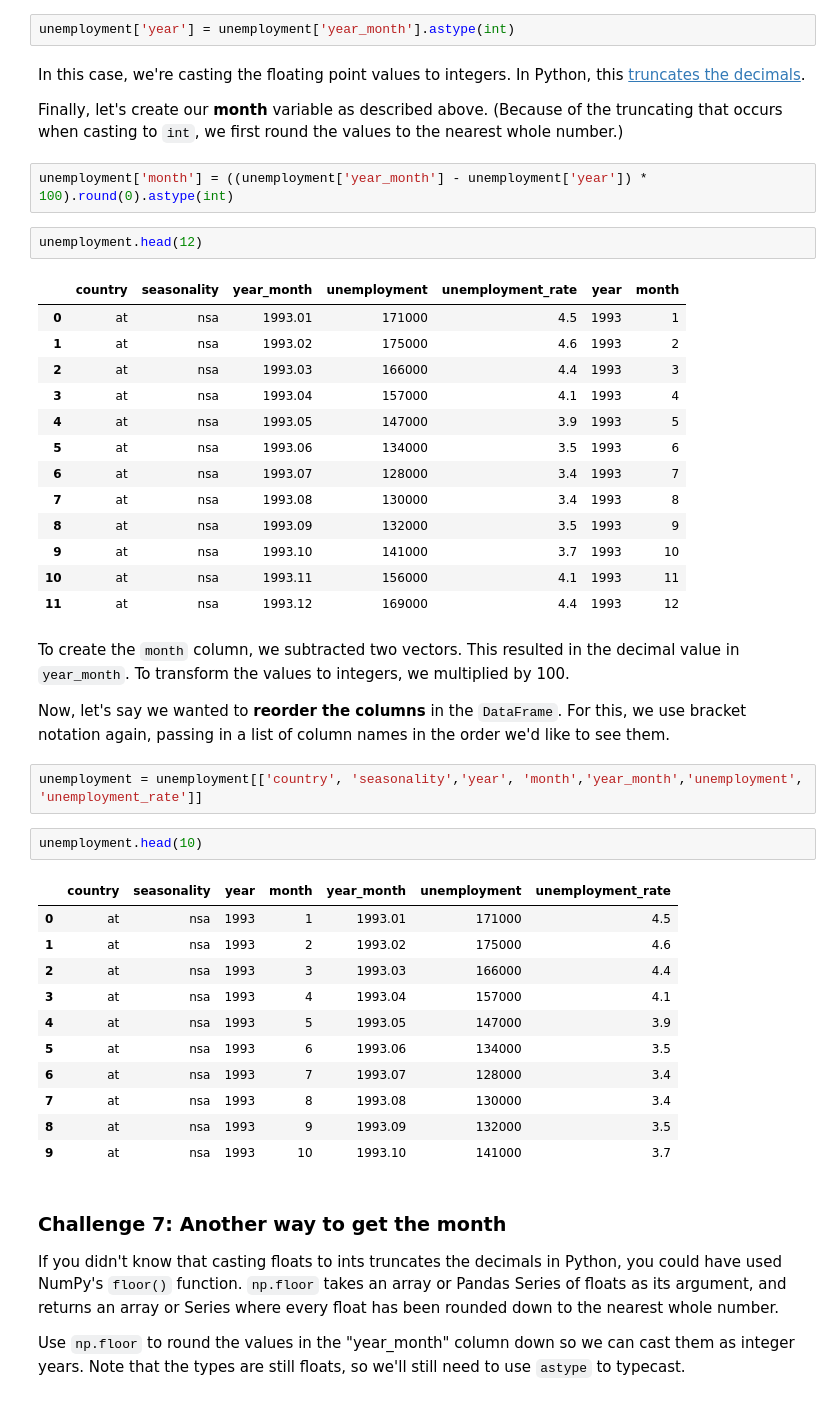
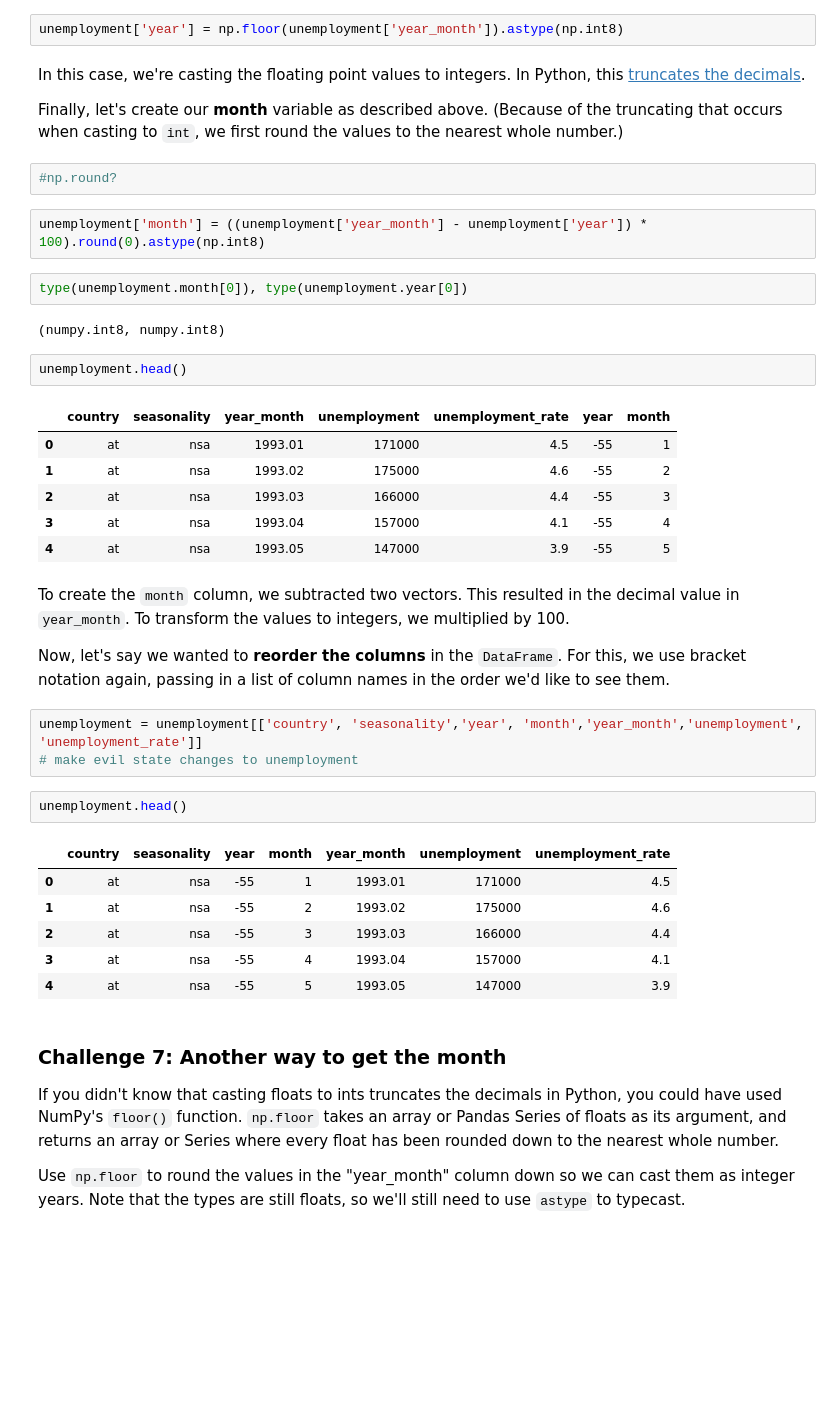
Before and after one commit to coltongrainger/fy20bvsd, a Jupyter notebook: 2015-dlab-introduction-workshop.ipynb, the cells around one changed output. Drawn from its saved outputs; the diff is of its cells as text; blank space fills up the shorter version.

```diff
--- a/2015-dlab-introduction-workshop.ipynb
+++ b/2015-dlab-introduction-workshop.ipynb
@@ -735,47 +703,42 @@ pd.DataFrame.astype?
 # %%
-unemployment['year'] = unemployment['year_month'].astype(int)
+unemployment['year'] = np.floor(unemployment['year_month']).astype(np.int8)
 # %% [markdown]
 In this case, we're casting the floating point values to integers. In Python, this [truncates the decimals](https://docs.python.org/2/library/stdtypes.html#numeric-types-int-float-long-complex).
 
 Finally, let's create our **month** variable as described above. (Because of the truncating that occurs when casting to `int`, we first round the values to the nearest whole number.)
+# %%
+#np.round?
 # %%
-unemployment['month'] = ((unemployment['year_month'] - unemployment['year']) * 100).round(0).astype(int)
+unemployment['month'] = ((unemployment['year_month'] - unemployment['year']) * 100).round(0).astype(np.int8)
+# %%
+type(unemployment.month[0]), type(unemployment.year[0])
+# %% [output]
+(numpy.int8, numpy.int8)
 # %%
-unemployment.head(12)
+unemployment.head()
 # %% [output]
 |  | country | seasonality | year_month | unemployment | unemployment_rate | year | month |
-| 0 | at | nsa | 1993.01 | 171000 | 4.5 | 1993 | 1 |
-| 1 | at | nsa | 1993.02 | 175000 | 4.6 | 1993 | 2 |
-| 2 | at | nsa | 1993.03 | 166000 | 4.4 | 1993 | 3 |
-| 3 | at | nsa | 1993.04 | 157000 | 4.1 | 1993 | 4 |
-| 4 | at | nsa | 1993.05 | 147000 | 3.9 | 1993 | 5 |
-| 5 | at | nsa | 1993.06 | 134000 | 3.5 | 1993 | 6 |
-| 6 | at | nsa | 1993.07 | 128000 | 3.4 | 1993 | 7 |
-| 7 | at | nsa | 1993.08 | 130000 | 3.4 | 1993 | 8 |
-| 8 | at | nsa | 1993.09 | 132000 | 3.5 | 1993 | 9 |
-| 9 | at | nsa | 1993.10 | 141000 | 3.7 | 1993 | 10 |
-| 10 | at | nsa | 1993.11 | 156000 | 4.1 | 1993 | 11 |
-| 11 | at | nsa | 1993.12 | 169000 | 4.4 | 1993 | 12 |
+| 0 | at | nsa | 1993.01 | 171000 | 4.5 | -55 | 1 |
+| 1 | at | nsa | 1993.02 | 175000 | 4.6 | -55 | 2 |
+| 2 | at | nsa | 1993.03 | 166000 | 4.4 | -55 | 3 |
+| 3 | at | nsa | 1993.04 | 157000 | 4.1 | -55 | 4 |
+| 4 | at | nsa | 1993.05 | 147000 | 3.9 | -55 | 5 |
 # %% [markdown]
 To create the `month` column, we subtracted two vectors. This resulted in the decimal value in `year_month`. To transform the values to integers, we multiplied by 100.
 
 Now, let's say we wanted to **reorder the columns** in the `DataFrame`. For this, we use bracket notation again, passing in a list of column names in the order we'd like to see them.
 # %%
 unemployment = unemployment[['country', 'seasonality','year', 'month','year_month','unemployment', 'unemployment_rate']]
+# make evil state changes to unemployment
 # %%
-unemployment.head(10)
+unemployment.head()
 # %% [output]
 |  | country | seasonality | year | month | year_month | unemployment | unemployment_rate |
-| 0 | at | nsa | 1993 | 1 | 1993.01 | 171000 | 4.5 |
-| 1 | at | nsa | 1993 | 2 | 1993.02 | 175000 | 4.6 |
-| 2 | at | nsa | 1993 | 3 | 1993.03 | 166000 | 4.4 |
-| 3 | at | nsa | 1993 | 4 | 1993.04 | 157000 | 4.1 |
-| 4 | at | nsa | 1993 | 5 | 1993.05 | 147000 | 3.9 |
-| 5 | at | nsa | 1993 | 6 | 1993.06 | 134000 | 3.5 |
-| 6 | at | nsa | 1993 | 7 | 1993.07 | 128000 | 3.4 |
-| 7 | at | nsa | 1993 | 8 | 1993.08 | 130000 | 3.4 |
-| 8 | at | nsa | 1993 | 9 | 1993.09 | 132000 | 3.5 |
-| 9 | at | nsa | 1993 | 10 | 1993.10 | 141000 | 3.7 |
+| 0 | at | nsa | -55 | 1 | 1993.01 | 171000 | 4.5 |
+| 1 | at | nsa | -55 | 2 | 1993.02 | 175000 | 4.6 |
+| 2 | at | nsa | -55 | 3 | 1993.03 | 166000 | 4.4 |
+| 3 | at | nsa | -55 | 4 | 1993.04 | 157000 | 4.1 |
+| 4 | at | nsa | -55 | 5 | 1993.05 | 147000 | 3.9 |
 # %% [markdown]
 ### Challenge 7: Another way to get the month
 
```
Also changed, not shown: parts of 58 cells of this notebook.
